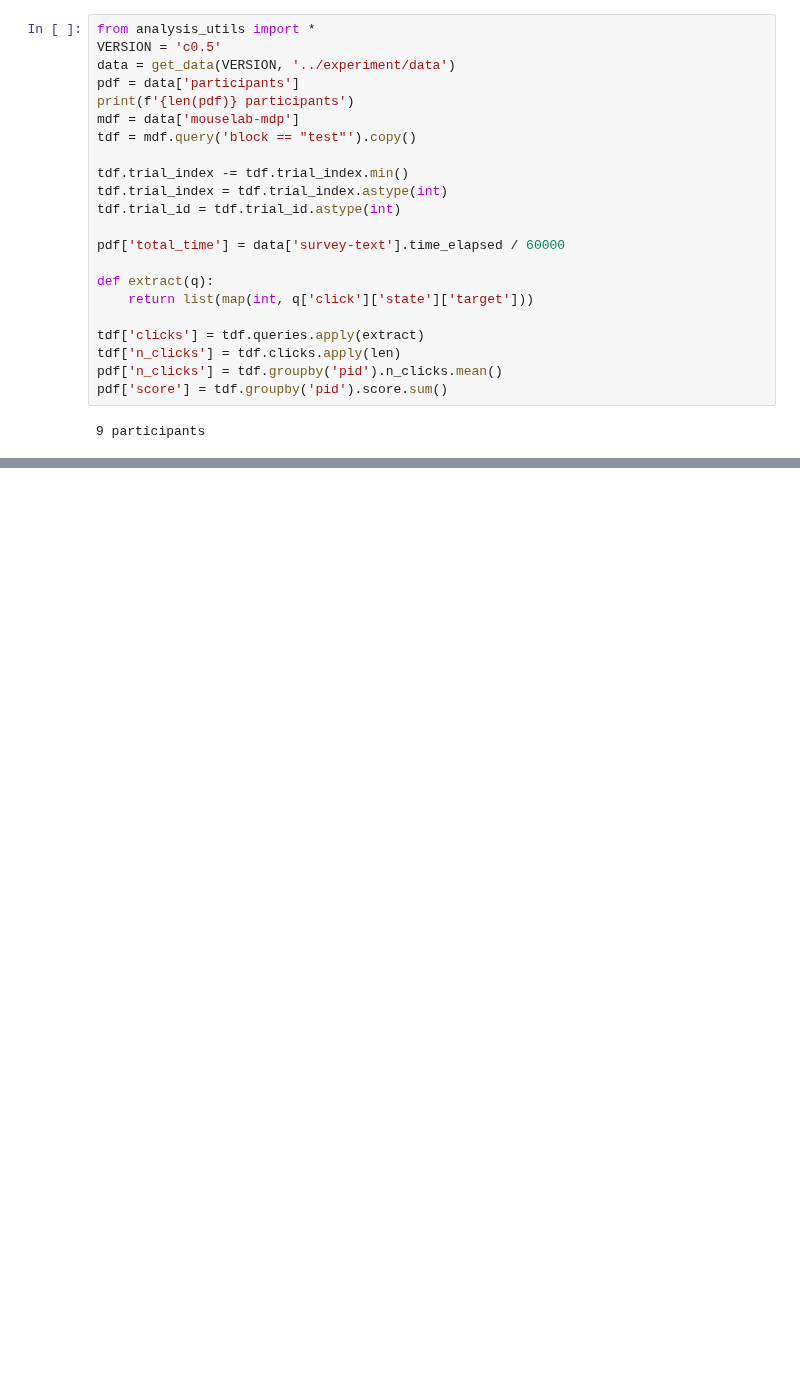
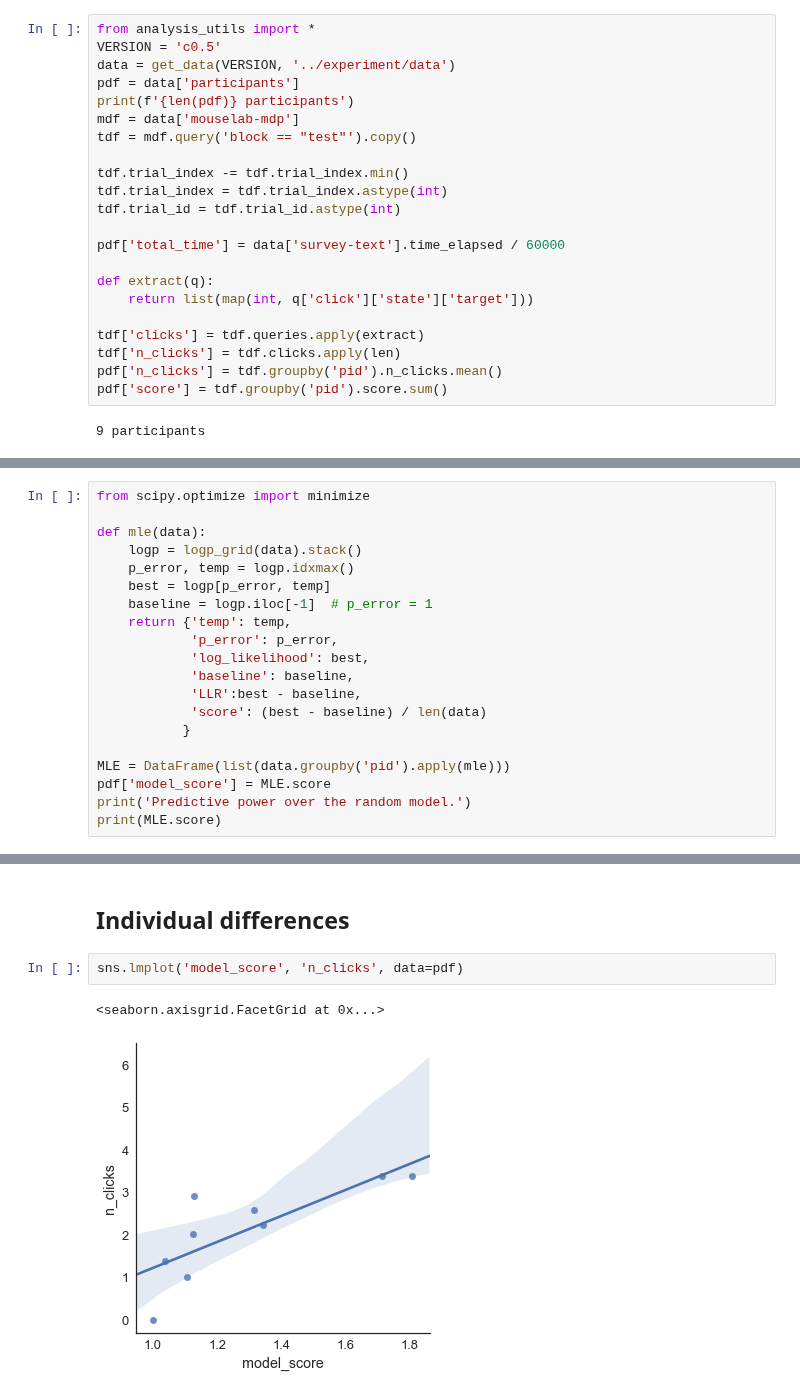
Before and after one commit to fredcallaway/planning, a Jupyter notebook: python/optimal_model.ipynb, the cells around one changed output, grey strips where cells are left out. Cells and saved outputs as stored; diff of their text form; blank space fills up the shorter version.

```diff
--- a/python/optimal_model.ipynb
+++ b/python/optimal_model.ipynb
@@ -246,0 +192,20 @@ Predictive power: 0.000
+# %%
+from scipy.optimize import minimize
+
+def mle(data):
+    logp = logp_grid(data).stack()
+    p_error, temp = logp.idxmax()
+    best = logp[p_error, temp]
+    baseline = logp.iloc[-1]  # p_error = 1
+    return {'temp': temp,
+            'p_error': p_error,
+            'log_likelihood': best,
+            'baseline': baseline,
+            'LLR':best - baseline,
+            'score': (best - baseline) / len(data)
+           }
+
+MLE = DataFrame(list(data.groupby('pid').apply(mle)))
+pdf['model_score'] = MLE.score
+print('Predictive power over the random model.')
+print(MLE.score)
@@ -246,0 +237,7 @@ Predictive power: 0.000
+# %% [markdown]
+## Individual differences
+# %%
+sns.lmplot('model_score', 'n_clicks', data=pdf)
+# %% [output]
+<seaborn.axisgrid.FacetGrid at 0x...>
+[figure, added]
```
Also changed, not shown: parts of 16 cells of this notebook.
